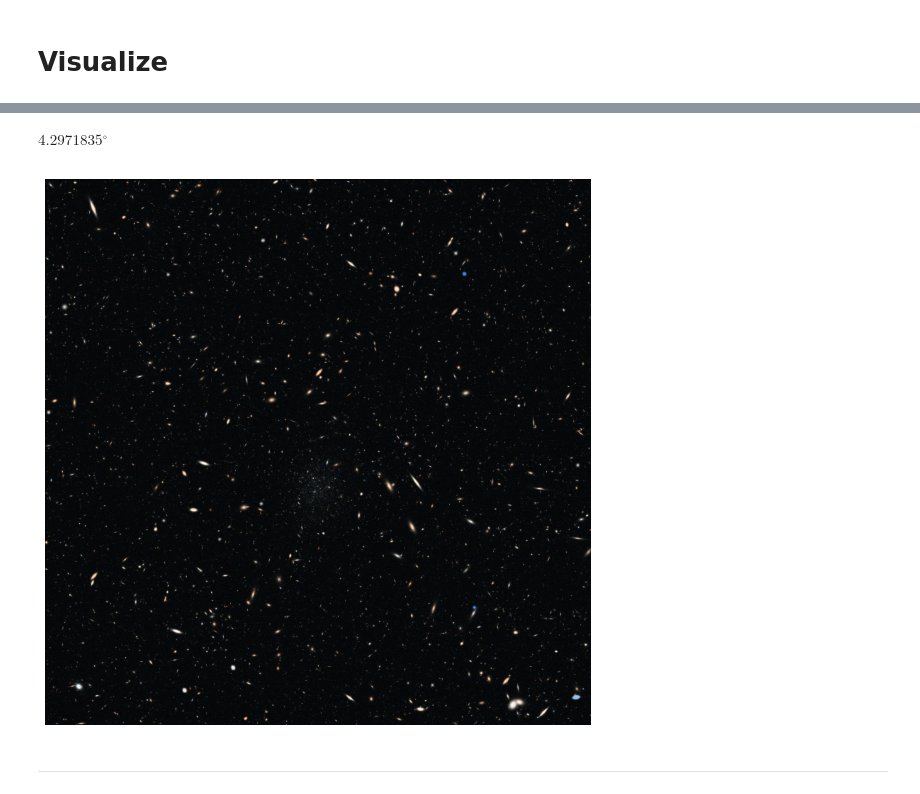
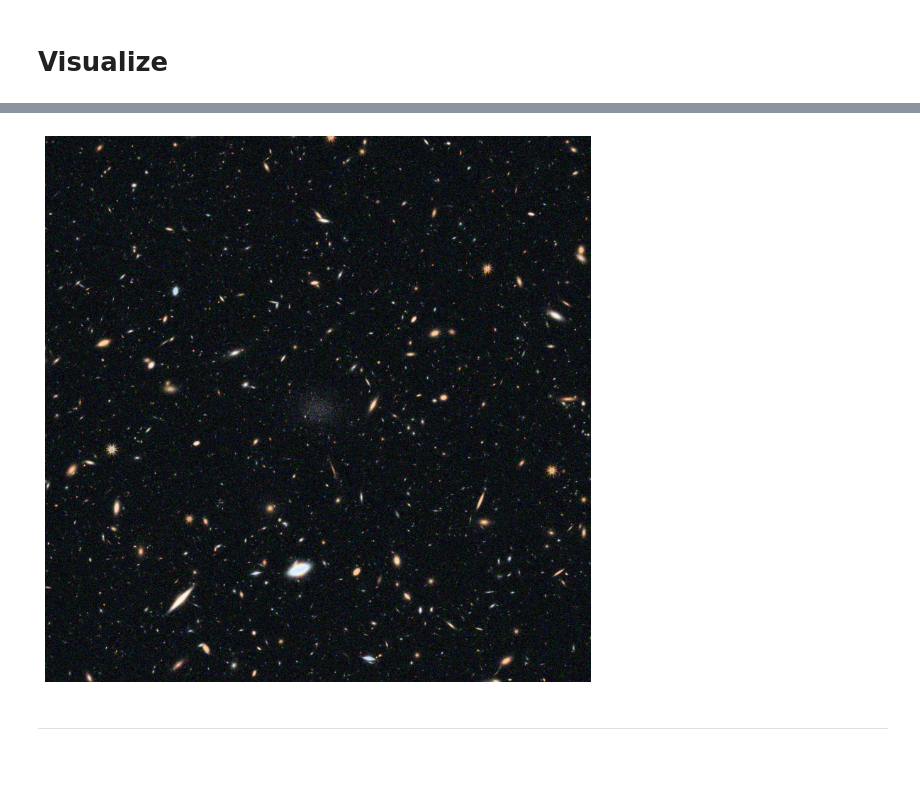
Before and after one commit to AstroJacobLi/Rosesim, a Jupyter notebook: notebook/Rosesim/02_inject_dwarf.ipynb, the cells around one changed output, grey strips where cells are left out. Cells and saved outputs as stored; diff of their text form; code cells hidden in the pictures; blank space fills up the shorter version.

```diff
--- a/notebook/Rosesim/02_inject_dwarf.ipynb
+++ b/notebook/Rosesim/02_inject_dwarf.ipynb
@@ -302,56 +319,29 @@ for filt in filters:
     img *= 10**(0.4 * (27 - zp))
     # imgs.append(img[250:1250, :])
     imgs.append(img[:, :])
-# %%
-filters = ['F106', 'F129', 'F158']
-imgs = []
-for filt in filters:
-    asdf_cutout = ASDFCutout(f"/scratch/gpfs/JENNYG/jiaxuanl/Data/SBF/Rosesim/{prefix}/{filt}_642s.asdf",
-                             SkyCoord(obs_ra, obs_dec, unit='deg'), 4001)
-
-    hdu = asdf_cutout.fits_cutouts[0]
-    img = hdu[0].data
-    bkg = sep.Background(img, bw=256, bh=256)
-    hdu[0].data -= bkg.globalback
-    hdu.writeto(f'/scratch/gpfs/JENNYG/jiaxuanl/Data/SBF/Rosesim/{prefix}/{filt}_642s_cutout.fits', overwrite=True)
-
-    img *= 10**(0.4 * (27 - zp))
-    # imgs.append(img[250:1250, :])
-    imgs.append(img[:, :])
-# %%
-filters = ['F106', 'F129', 'F158']
-imgs = []
-for filt in filters:
-    af = asdf.open(f'/scratch/gpfs/JENNYG/jiaxuanl/Data/SBF/Rosesim/{prefix}/{filt}_642s.asdf')
-    # af = asdf.open(f'./{filt}_10272s.asdf')
-    dm = rdm.open(af)
-    img = dm.data - np.median(dm.data)
-    img *= 10**(0.4 * (27 - zp))
-    imgs.append(img[:, :])
 # %%
 import rosesim
-# %%
-(((300 * u.kpc) / (4 * u.Mpc)) * u.radian).to(u.deg)
-# %% [output]
-$4.2971835\mathrm{{}^{\circ}}$
-# %%
-rgb = make_lupton_rgb(0.9 * imgs[2], 1.05 * imgs[1], 1.2 * imgs[0], minimum=0, stretch=1, Q=3)
-fig, ax = plt.subplots(figsize=(10, 10))
-plt.imshow(rgb)
-plt.axis('off')
-
-# plt.text(wid - 0.2 * wid, +5, filters[filt_idx[0]],
-         # fontsize=20, color='deepskyblue', va='center', ha='center')
-# plt.text(wid, +5, filters[filt_idx[1]],
-         # fontsize=20, color='limegreen', va='center', ha='center')
-# plt.text(wid + 0.2 * wid, +5, filters[filt_idx[2]],
-         # fontsize=20, color='orangered', va='center', ha='center')
-# title = prefix
-# plt.title(title, fontsize=20)
-
-plt.savefig(f'/tigress/jiaxuanl/public_html/figure/SBF/Rosesim/{prefix}_demo.png', bbox_inches='tight', dpi=200, transparent=True)
-# %% [output]
-[figure, removed]
+# %%
+# rgb = make_lupton_rgb(0.95 * imgs[2], 1.15 * imgs[1], 1.2 * imgs[0], minimum=-0.02, stretch=0.2, Q=3)
+rgb = make_lupton_rgb(0.9 * imgs[2], 1.05 * imgs[1], 1.2 * imgs[0], minimum=0, stretch=0.5, Q=3)
+fig, ax = plt.subplots(figsize=(10, 10))
+# fig, ax = plt.subplots(figsize=(20, 20))
+plt.imshow(rgb) #, origin='lower')
+plt.axis('off')
+
+# plt.text(wid - 0.2 * wid, +5, filters[filt_idx[0]],
+         # fontsize=20, color='deepskyblue', va='center', ha='center')
+# plt.text(wid, +5, filters[filt_idx[1]],
+         # fontsize=20, color='limegreen', va='center', ha='center')
+# plt.text(wid + 0.2 * wid, +5, filters[filt_idx[2]],
+         # fontsize=20, color='orangered', va='center', ha='center')
+# title = prefix
+# plt.title(title, fontsize=20)
+
+plt.savefig(f'/tigress/jiaxuanl/public_html/figure/SBF/Rosesim/{prefix}.png', bbox_inches='tight', dpi=200, transparent=True, pad_inches=0)
+# plt.close()
+# %% [output]
+[figure, added]
 # %% [markdown]
 ----
 # %% [markdown]
```
Also changed, not shown: parts of 42 cells of this notebook, 25 other files.
